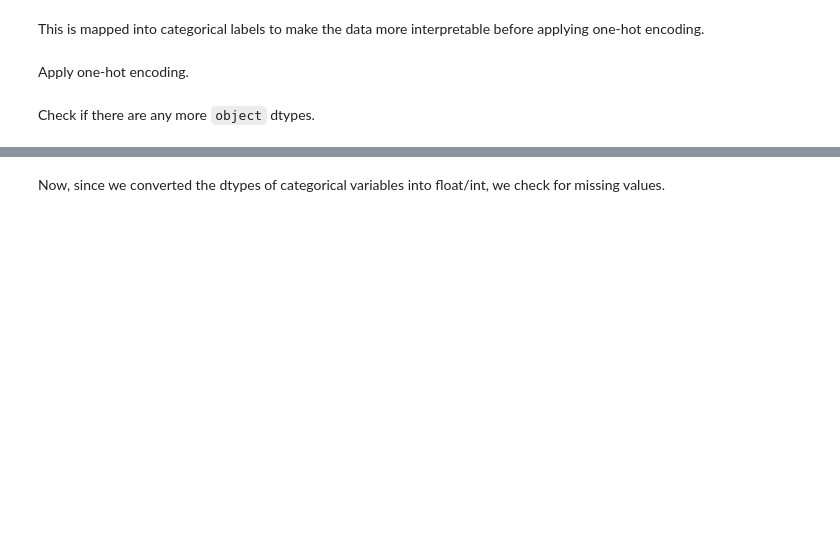
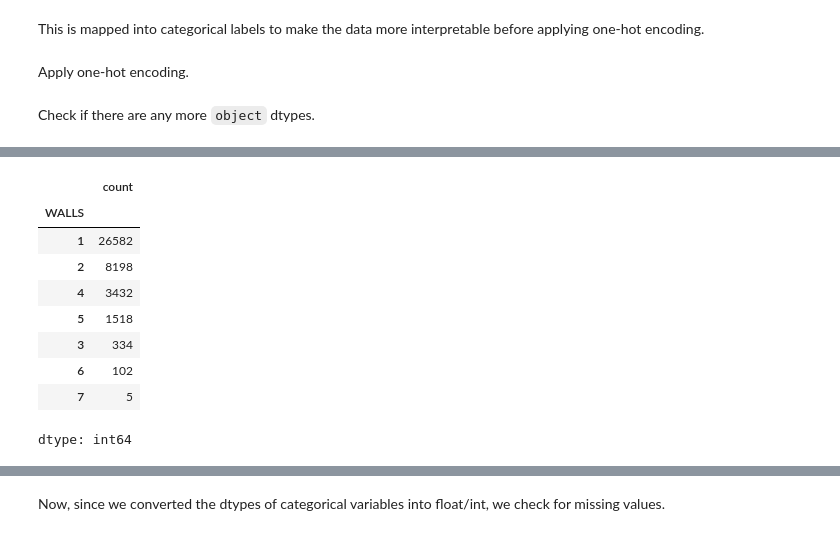
Before and after one commit to weeg16/STINTSY, a Jupyter notebook: main.ipynb, the cells around one changed output, grey strips where cells are left out. Cells and saved outputs as stored; diff of their text form; code cells hidden in the pictures; blank space fills up the shorter version.

```diff
--- a/main.ipynb
+++ b/main.ipynb
@@ -183,6 +264,8 @@ fies_df["OCCUP_GROUP"]
 After, one-hot encoding is applied.
 # %%
 fies_df = pd.get_dummies(fies_df, columns=["OCCUP_GROUP"], drop_first=True, dtype=int)
+# %%
+fies_df.drop(columns=["OCCUP"], inplace=True, errors='ignore')
 # %% [markdown]
 ### **`KB`** - ***Household Head Kind of Business/Industry***
 # %% [markdown]
@@ -251,6 +334,8 @@ fies_df["KB_Group"] = np.select(conditions, values, default=np.nan)
 After nominal mapping, we can apply one-hot encoding.
 # %%
 fies_df = pd.get_dummies(fies_df, columns=["KB_Group"], drop_first=True, dtype=int)
+# %%
+fies_df.drop(columns=["KB"], inplace=True, errors='ignore')
 # %% [markdown]
 ### **`CW`** - ***Household Head Class of Worker***
 # %% [markdown]
@@ -284,6 +369,8 @@ fies_df["CW_Group"] = fies_df["CW"].map(cw_mapping)
 Apply one-hot encoding.
 # %%
 fies_df = pd.get_dummies(fies_df, columns=["CW_Group"], drop_first=True, dtype=int)
+# %%
+fies_df.drop(columns=["CW"], inplace=True, errors='ignore')
 # %% [markdown]
 Check if there are any more `object` dtypes.
 # %%
@@ -290,0 +397,15 @@ fies_df.info()
+# %%
+fies_df['WALLS'] = fies_df['WALLS'].apply(pd.to_numeric, errors='coerce')
+# %%
+fies_df["WALLS"].value_counts()
+# %% [output]
+|  | count |
+| WALLS |  |
+| 1 | 26582 |
+| 2 | 8198 |
+| 4 | 3432 |
+| 5 | 1518 |
+| 3 | 334 |
+| 6 | 102 |
+| 7 | 5 |
+dtype: int64
```
Also changed, not shown: parts of 52 cells of this notebook.
